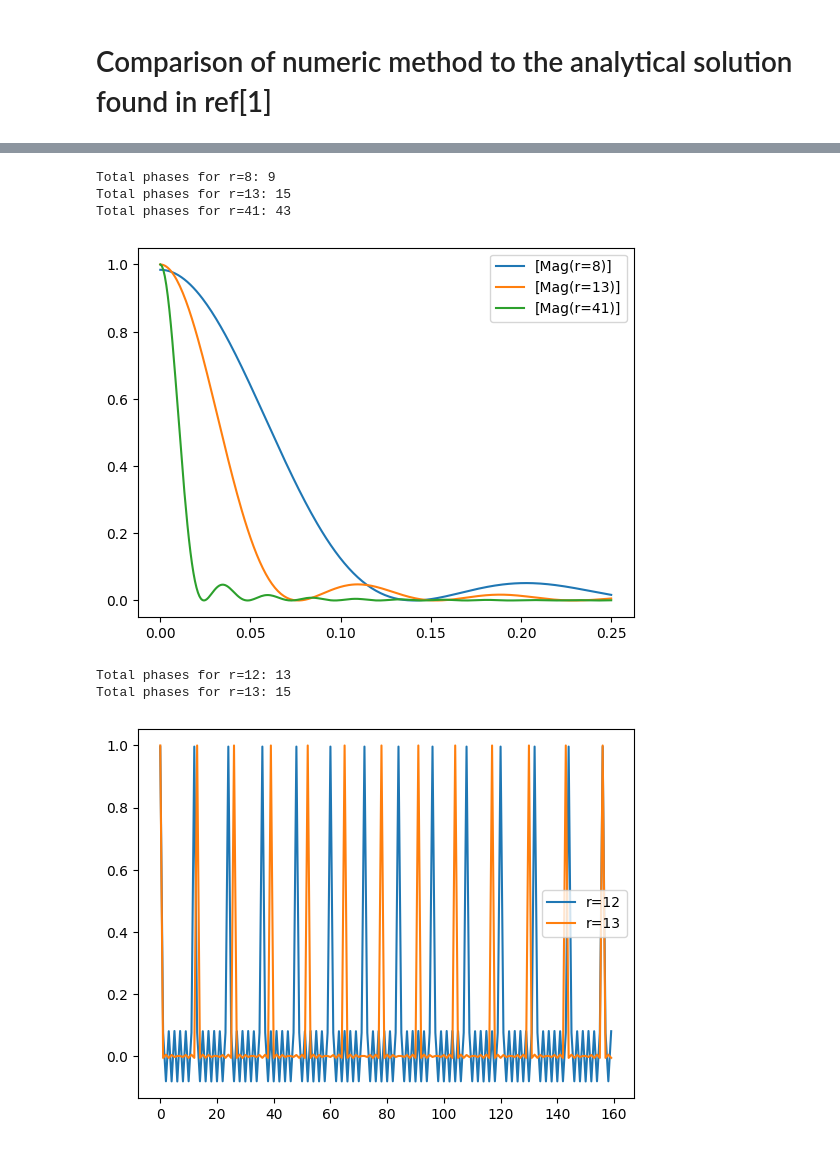
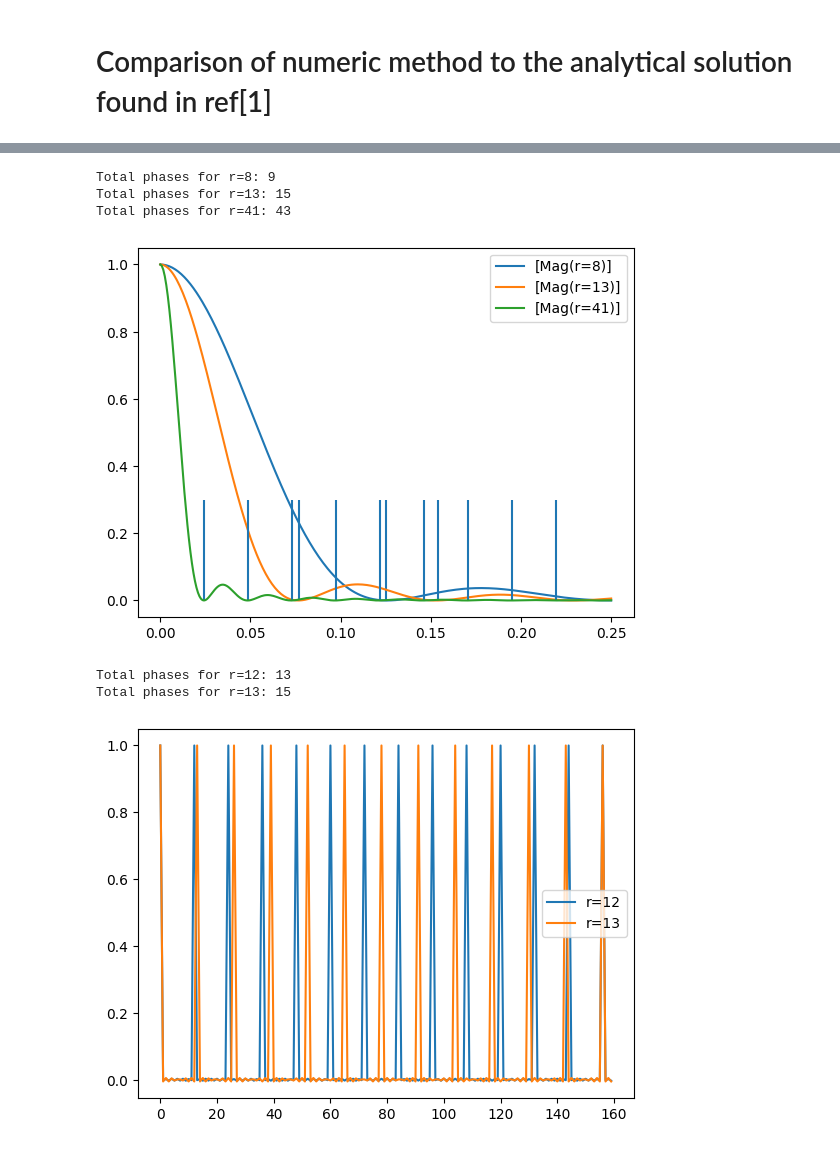
Before and after one commit to JakobTinhofer/QSP-Bt, a Jupyter notebook: notebooks/compare_with_paper.ipynb, the cells around one changed output, grey strips where cells are left out. Drawn from its saved outputs; the diff is of its cells as text; code cells hidden in the pictures.

Commit message:
updated with new theta_m distribution that matches ref[1]

```diff
--- a/notebooks/compare_with_paper.ipynb
+++ b/notebooks/compare_with_paper.ipynb
@@ -13,4 +13,7 @@ When looking at not the entire JC-hamiltonian but instead the 2nd order pertubat
 # %%
+def r_bar(r):
+    return int(2 * np.ceil(r/2) - 1)
+
 def x_j(j, r):
     return j - np.ceil(r/2)
 
@@ -18,10 +21,10 @@ def phi_bulk_j(r, j):
     return (4/(np.pi * r)) * (1 + 0.5 * np.cos((4/r)*x_j(j, r)))
 
 def phi_edge(r):
-    return 1/2 * ((np.pi / 2) - sum([phi_bulk_j(r,j) for j in range(1,r+1)], 0))
+    return 1/2 * ((np.pi / 2) - sum([phi_bulk_j(r,j) for j in range(1,r_bar(r)+1)], 0))
 
 def get_phi_r(r: int):
-    arr = np.array([phi_edge(r)] + [phi_bulk_j(r,j) for j in range(1, int(2*(np.ceil(r / 2)-1)+2))] + [phi_edge(r)])
+    arr = np.array([phi_edge(r)] + [phi_bulk_j(r,j) for j in range(1, r_bar(r)+1)] + [phi_edge(r)])
     arr[0] += np.pi / 2
     print(f"Total phases for r={r}: {len(arr)}")
     return arr
@@ -32,3 +35,6 @@ def do_mirror(phases):
     assert (len(n) // 2) + 1 == len(phases), f"Invalid length: {len(phases)} vs {(len(n) // 2) + 1}, l={l}"
     n[0] += np.pi / 2
     return np.array(n)
+
+def theta_rkm(r,k,m):
+    return (np.pi / r) * (m-k)
@@ -53,7 +42,7 @@ def qsp_polynomial_i(phases, xs):
 
 def calc_residual(phases, r):
     ks = range(0,r)
-    thetas = [((k % r) / r) * (np.pi) for k in ks]
+    thetas = [theta_rkm(r,0,k) for k in ks]
     xs = np.cos(thetas)
     ys = qsp.evaluate_poly(phases, xs)
     errors = [np.pow(np.abs((-1 if i % r == 0 else 0) - y), 2) for (i,y) in enumerate(ys)]
@@ -81,47 +70,48 @@ def plt_all_phases_rs(rs):
     plt.legend()
     plt.show()
 
-def f_poly_transform(f, phis, label, real=False, imag=False, mag=True):
-    thetas_over_pi = np.linspace(0, .25, 300)
-    xs = np.array([np.cos(t * np.pi) for t in thetas_over_pi])
+def f_poly_transform(f, phis, r, label, real=False, imag=False, mag=True):
+    thetas = np.linspace(0, np.pi * .25, 300)
+
+    xs = np.cos(thetas)
+    f.vlines(theta_rkm(r,0,np.arange(1,r//4)) / np.pi, ymin=0, ymax=0.3)
     if real:
-        f.plot(thetas_over_pi, qsp_polynomial_i(phis, xs).real * -1, label=f"[Re({label})] * -1")
+        f.plot(thetas / np.pi, qsp.evaluate_poly(phis, xs).real * -1, label=f"[Re({label})] * -1")
     if imag:
-        f.plot(thetas_over_pi, qsp_polynomial_i(phis,xs).imag, label=f"[Im({label})]"),
+        f.plot(thetas / np.pi, qsp.evaluate_poly(phis,xs).imag, label=f"[Im({label})]"),
     if mag:
-        f.plot(thetas_over_pi, np.pow(qsp_polynomial_i(phis,xs).imag, 2) + np.pow(qsp_polynomial_i(phis,xs).real, 2), label=f"[Mag({label})]"),
+        f.plot(thetas / np.pi, np.pow(qsp.evaluate_poly(phis,xs).imag, 2) + np.pow(qsp.evaluate_poly(phis,xs).real, 2), label=f"[Mag({label})]"),
 
 def plt_poly_transform_rs(rs):
     for r in rs:
         phis = get_phi_r(r)
-        f_poly_transform(plt, phis, f"r={r}")
+        f_poly_transform(plt, phis, r, f"r={r}")
     plt.legend()
     plt.show()
 
 def f_poly_by_k(f, phis, r, label, n_half = 160):
     ks = np.arange(0,n_half)
     thetas = [((k % r) / r) * (np.pi) for k in ks]
     xs = np.cos(thetas)
-    f.plot(ks, -1 * qsp_polynomial_i(phis, xs).real, label=label)
+    f.plot(ks, -1 * qsp.evaluate_poly(phis, xs).real, label=label)
 
 
 def plt_poly_by_k_rs(rs):
     for r in rs:
         phis = get_phi_r(r)
         f_poly_by_k(plt, phis, r, f"r={r}")
     plt.legend()
     plt.show()
 
 plt_phases_rs([15, 22,29,36])
-#plt_all_phases_rs([15])
 plt_poly_transform_rs([8,13,41])
 plt_poly_by_k_rs([12,13])
 # %% [output]
 [figure]
 Total phases for r=8: 9
 Total phases for r=13: 15
 Total phases for r=41: 43
-[figure, old version]
+[figure, new version]
 Total phases for r=12: 13
 Total phases for r=13: 15
-[figure, old version]
+[figure, new version]
```
Also changed, not shown: parts of 4 cells of this notebook.
